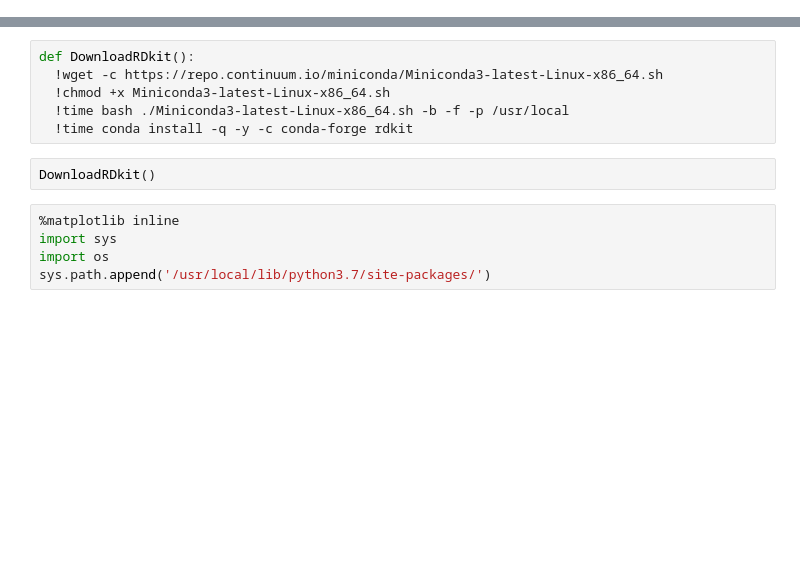
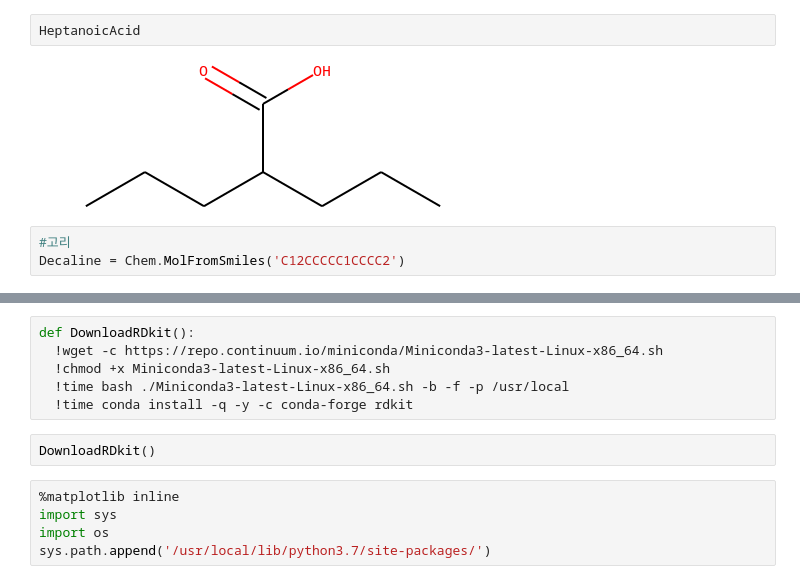
Before and after one commit to RoiDaeyoon/19-lab, a Jupyter notebook: SMILE.ipynb, the cells around one changed output, grey strips where cells are left out. Drawn from its saved outputs; the diff is of its cells as text; blank space fills up the shorter version.

```diff
--- a/SMILE.ipynb
+++ b/SMILE.ipynb
@@ -25,0 +75,7 @@ c1ccccc1 |benzene(벤젠)| N'['C@H']'(C)C(=O)O | D-alanine (D-알라닌)
+# %%
+HeptanoicAcid
+# %% [output]
+[figure, added]
+# %%
+#고리
+Decaline = Chem.MolFromSmiles('C12CCCCC1CCCC2')
```
Also changed, not shown: parts of 29 cells of this notebook.
